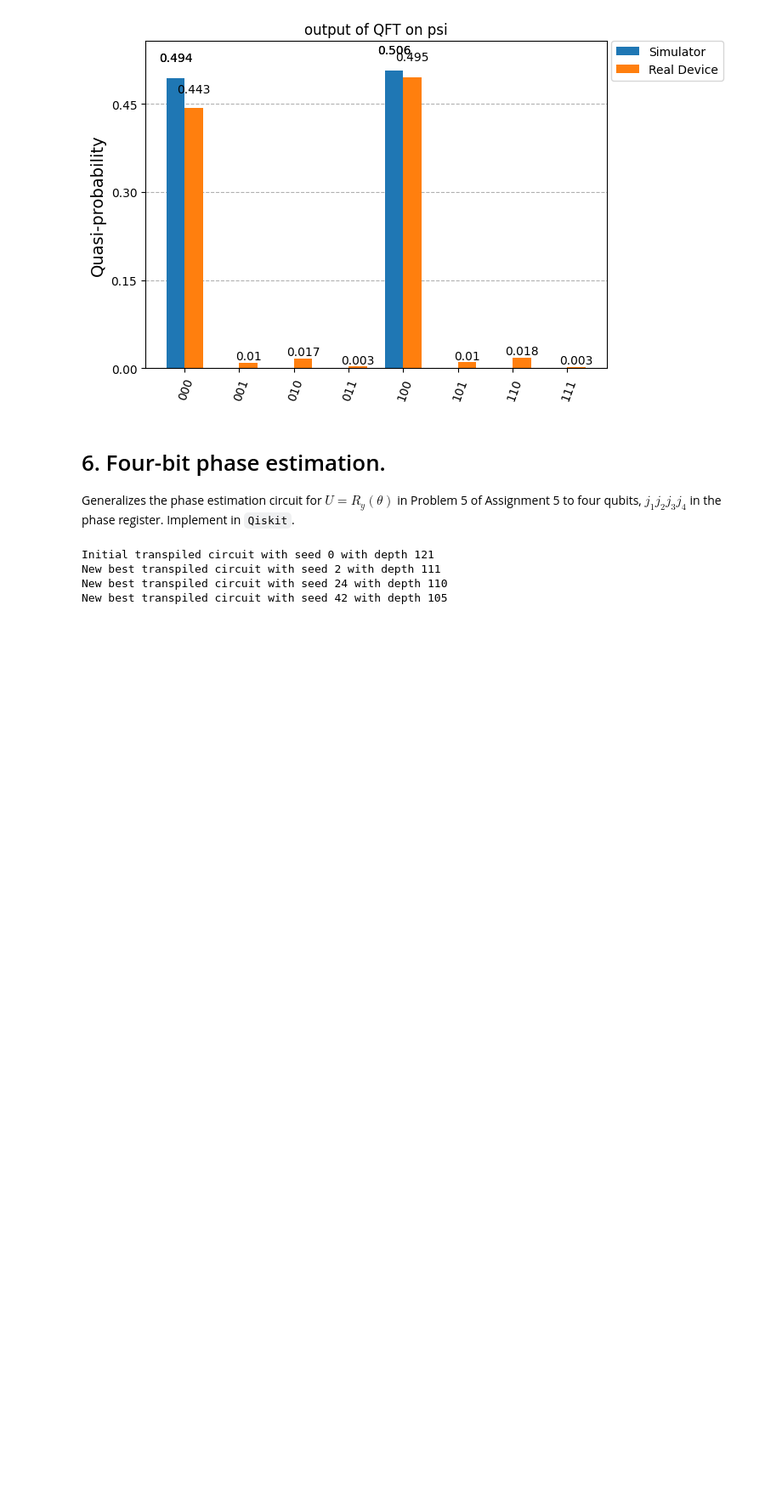
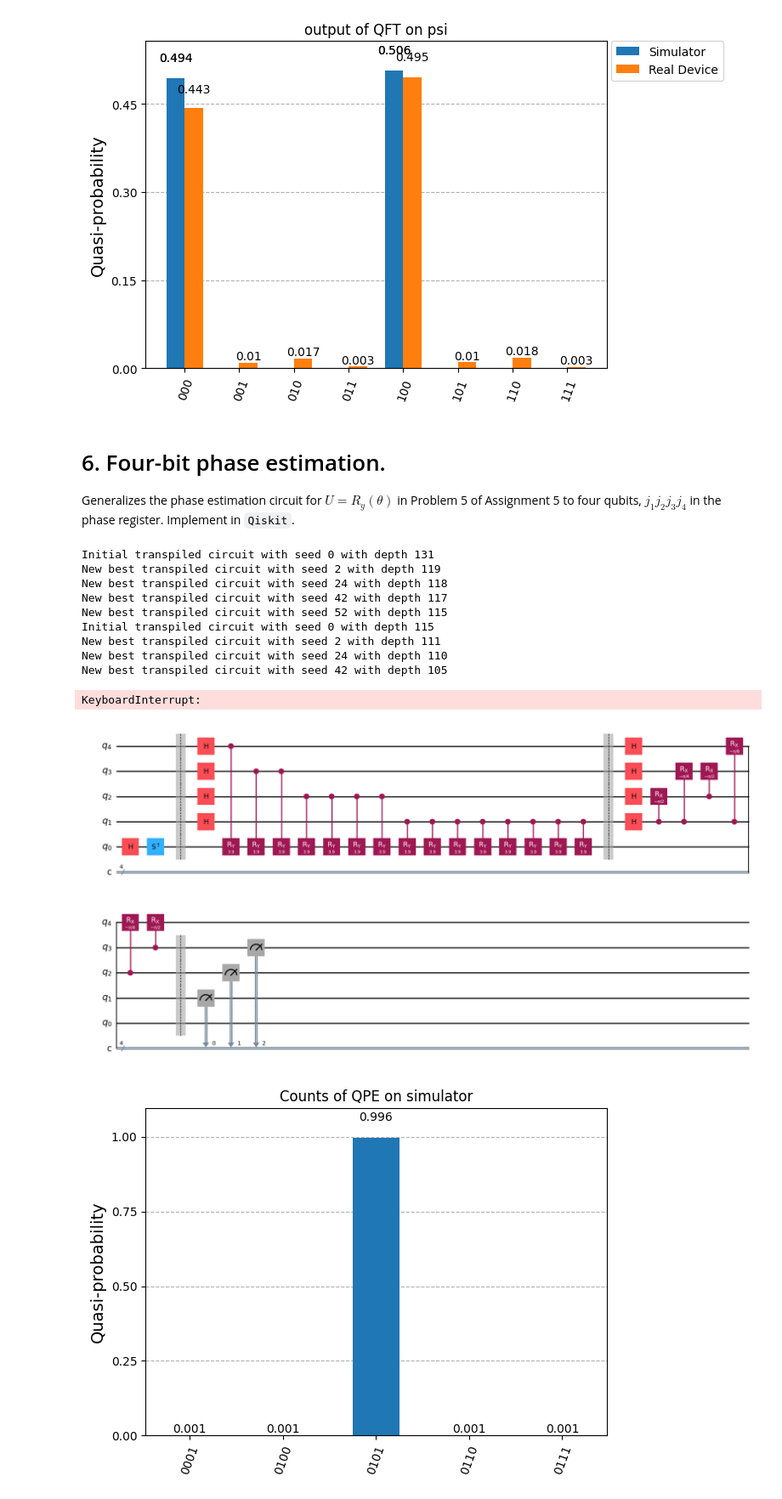
Before and after one commit to isaac-preyser/PHYS223, a Jupyter notebook: final/final.ipynb, the cells around one changed output. Shown at 85% size. Saved outputs shown, nothing was run; the diff lists cells and outputs as text; code cells hidden in the pictures; blank space fills up the shorter version.

```diff
--- a/final/final.ipynb
+++ b/final/final.ipynb
@@ -188,9 +188,9 @@ plot_distribution([sim_result.get_counts(), real_result._pub_results[0].data.mea
 # 6. Four-bit phase estimation.
 Generalizes the phase estimation circuit for $ U = R_y(\theta) $ in Problem 5 of Assignment 5 to four qubits, $j_1 j_2 j_3 j_4$ in the phase register. Implement in `Qiskit`.
 # %%
-# 3-bit phase esimation.
+# 4-bit phase esimation.
 
-theta = (4*np.pi) * (5/16) # equivalent to 4*pi * 0b.0101
+theta = (4*np.pi) * (5/16) - (1/32) # equivalent to 4*pi * 0b.0101
 
 
 # circuit with |-i> input
@@ -222,32 +222,96 @@ circ_qpe.crx(-np.pi/8, 1, 4)
 circ_qpe.crx(-np.pi/4, 2, 4)
 circ_qpe.crx(-np.pi/2, 3, 4)
 
 circ_qpe.barrier(range(4))
 circ_qpe.measure(range(1, 4), range(3))
 
 circ_qpe.draw(reverse_bits=True, output="mpl")
 
 # run on the simulator
 
 simulator = AerSimulator()
 sim_job = simulator.run(circ_qpe)
 sim_result = sim_job.result()
 
 plot_distribution(sim_result.get_counts(), title="Counts of QPE on simulator")
 
 
 # run on the real device
 # Transpile the circuit for the real device
 
 best_transpiled = transpile(circ_qpe, service_backend, optimization_level=3, seed_transpiler=0)
 print("Initial transpiled circuit with seed 0 with depth", best_transpiled.depth())
-for k in range(0, 10000):
+for k in range(0, 60):
     circ_qpe_transpiled = transpile(circ_qpe, service_backend, optimization_level=3, seed_transpiler=k)
     if circ_qpe_transpiled.depth() < best_transpiled.depth():
         best_transpiled = circ_qpe_transpiled
         print("New best transpiled circuit with seed", k, "with depth", circ_qpe_transpiled.depth())
+
+
+# 4-bit phase estimation circuit with perturbation
+
+
+theta = (4*np.pi) * (5/16) # equivalent to 4*pi * 0b.0101
+
+
+# circuit with |-i> input
+circ_qpe = QuantumCircuit(5, 4)
+# prepare |-i> state:
+circ_qpe.h(0)
+circ_qpe.sdg(0)
+circ_qpe.barrier(range(5))
+
+
+# circuit:
+circ_qpe.h(range(1, 5))
+circ_qpe.cry(theta, 4, 0)
+
+for i in range(0, 2):
+    circ_qpe.cry(theta, 3, 0) # equiv to U^2
+for i in range(0, 4):
+    circ_qpe.cry(theta, 2, 0) # equiv to U^4
+for i in range(0, 8):
+    circ_qpe.cry(theta, 1, 0) # equiv to U^8
+
+circ_qpe.barrier(range(5))
+circ_qpe.h(range(1, 5))
+
+circ_qpe.crx(-np.pi/2, 1, 2)
+circ_qpe.crx(-np.pi/4, 1, 3)
+circ_qpe.crx(-np.pi/2, 2, 3)
+circ_qpe.crx(-np.pi/8, 1, 4)
+circ_qpe.crx(-np.pi/4, 2, 4)
+circ_qpe.crx(-np.pi/2, 3, 4)
+
+circ_qpe.barrier(range(4))
+circ_qpe.measure(range(1, 4), range(3))
+
+best_transpiled_perturbed = transpile(circ_qpe, service_backend, optimization_level=3, seed_transpiler=0)
+print("Initial transpiled circuit with seed 0 with depth", best_transpiled.depth())
+for k in range(0, 60):
+    circ_qpe_transpiled = transpile(circ_qpe, service_backend, optimization_level=3, seed_transpiler=k)
+    if circ_qpe_transpiled.depth() < best_transpiled_perturbed.depth():
+        best_transpiled_perturbed = circ_qpe_transpiled
+        print("New best transpiled circuit with seed", k, "with depth", circ_qpe_transpiled.depth())
+
+
+
+
+# Run the circuits on the real device
+sampler = SamplerV2(mode=service_backend)
+job = sampler.run([best_transpiled, best_transpiled_perturbed], shots=1024)
+result = job.result()
+plot_distribution([result._pub_results[0].data.meas.get_counts(), result._pub_results[1].data.meas.get_counts(), sim_result.get_counts()], title="Counts of QPE on real device")
 # %% [output]
-Initial transpiled circuit with seed 0 with depth 121
+Initial transpiled circuit with seed 0 with depth 131
+New best transpiled circuit with seed 2 with depth 119
+New best transpiled circuit with seed 24 with depth 118
+New best transpiled circuit with seed 42 with depth 117
+New best transpiled circuit with seed 52 with depth 115
+Initial transpiled circuit with seed 0 with depth 115
 New best transpiled circuit with seed 2 with depth 111
 New best transpiled circuit with seed 24 with depth 110
 New best transpiled circuit with seed 42 with depth 105
+KeyboardInterrupt:
+[figure, added]
+[figure, added]
```
